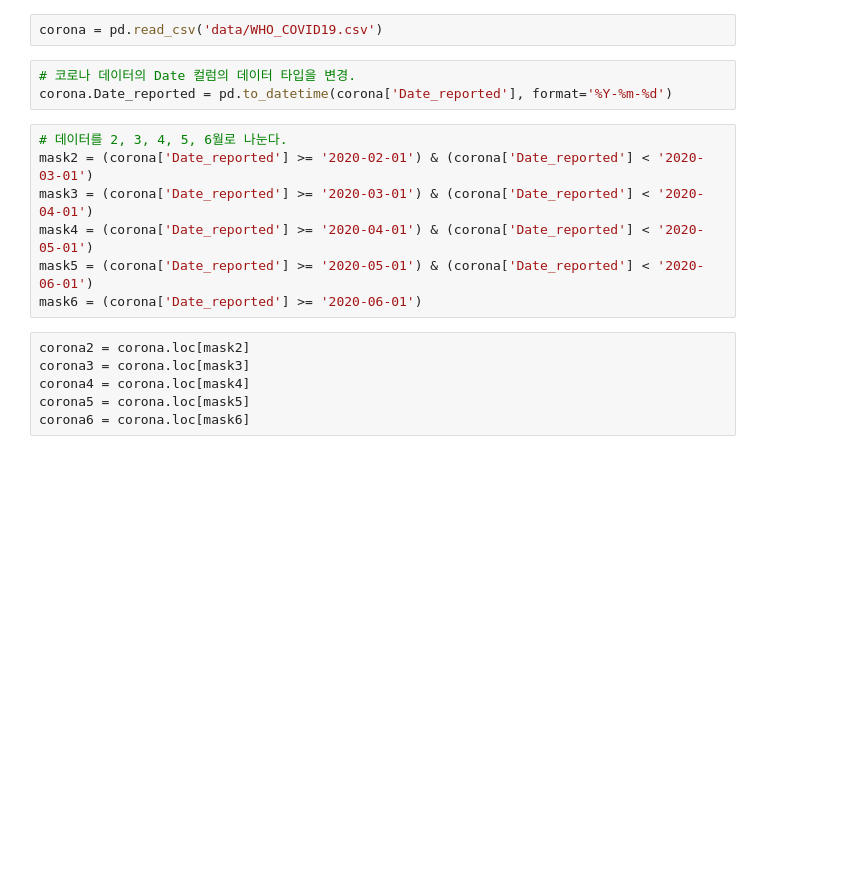
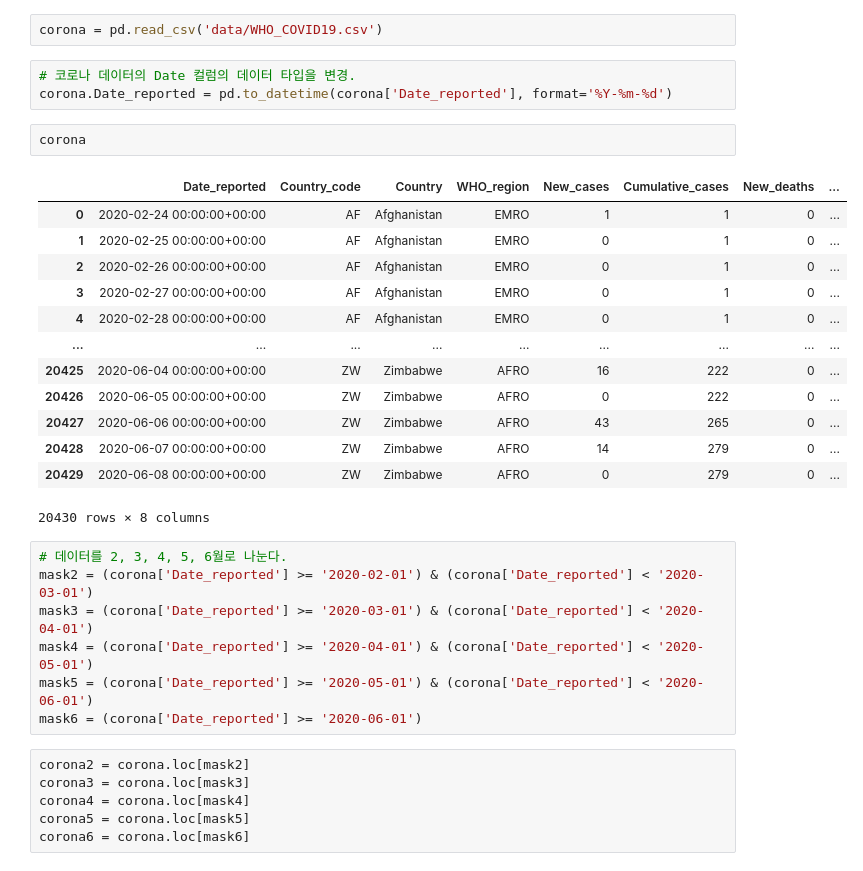
Before and after one commit to luckycontrol/BigData-Final-Project, a Jupyter notebook: covid_an.ipynb, the cells around one changed output. Cells and saved outputs as stored; diff of their text form; blank space fills up the shorter version.

```diff
--- a/covid_an.ipynb
+++ b/covid_an.ipynb
@@ -8,6 +9,22 @@ corona = pd.read_csv('data/WHO_COVID19.csv')
 # %%
 # 코로나 데이터의 Date 컬럼의 데이터 타입을 변경.
 corona.Date_reported = pd.to_datetime(corona['Date_reported'], format='%Y-%m-%d')
+# %%
+corona
+# %% [output]
+|  | Date_reported | Country_code | Country | WHO_region | New_cases | Cumulative_cases | New_deaths | ... |
+| 0 | 2020-02-24 00:00:00+00:00 | AF | Afghanistan | EMRO | 1 | 1 | 0 | ... |
+| 1 | 2020-02-25 00:00:00+00:00 | AF | Afghanistan | EMRO | 0 | 1 | 0 | ... |
+| 2 | 2020-02-26 00:00:00+00:00 | AF | Afghanistan | EMRO | 0 | 1 | 0 | ... |
+| 3 | 2020-02-27 00:00:00+00:00 | AF | Afghanistan | EMRO | 0 | 1 | 0 | ... |
+| 4 | 2020-02-28 00:00:00+00:00 | AF | Afghanistan | EMRO | 0 | 1 | 0 | ... |
+| ... | ... | ... | ... | ... | ... | ... | ... | ... |
+| 20425 | 2020-06-04 00:00:00+00:00 | ZW | Zimbabwe | AFRO | 16 | 222 | 0 | ... |
+| 20426 | 2020-06-05 00:00:00+00:00 | ZW | Zimbabwe | AFRO | 0 | 222 | 0 | ... |
+| 20427 | 2020-06-06 00:00:00+00:00 | ZW | Zimbabwe | AFRO | 43 | 265 | 0 | ... |
+| 20428 | 2020-06-07 00:00:00+00:00 | ZW | Zimbabwe | AFRO | 14 | 279 | 0 | ... |
+| 20429 | 2020-06-08 00:00:00+00:00 | ZW | Zimbabwe | AFRO | 0 | 279 | 0 | ... |
+20430 rows × 8 columns
 # %%
 # 데이터를 2, 3, 4, 5, 6월로 나눈다.
 mask2 = (corona['Date_reported'] >= '2020-02-01') & (corona['Date_reported'] < '2020-03-01')
```
Also changed, not shown: parts of 2 cells of this notebook, 2 other files.
